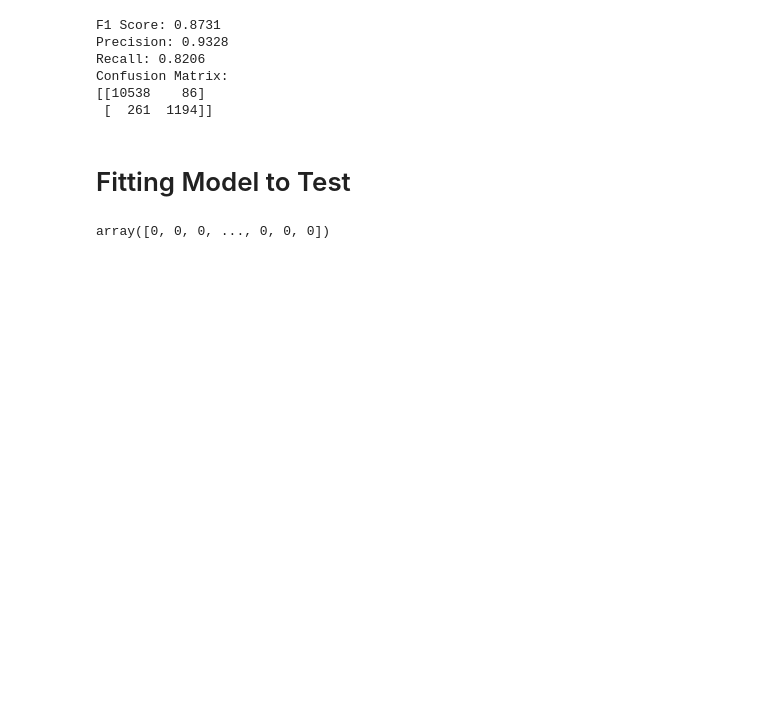
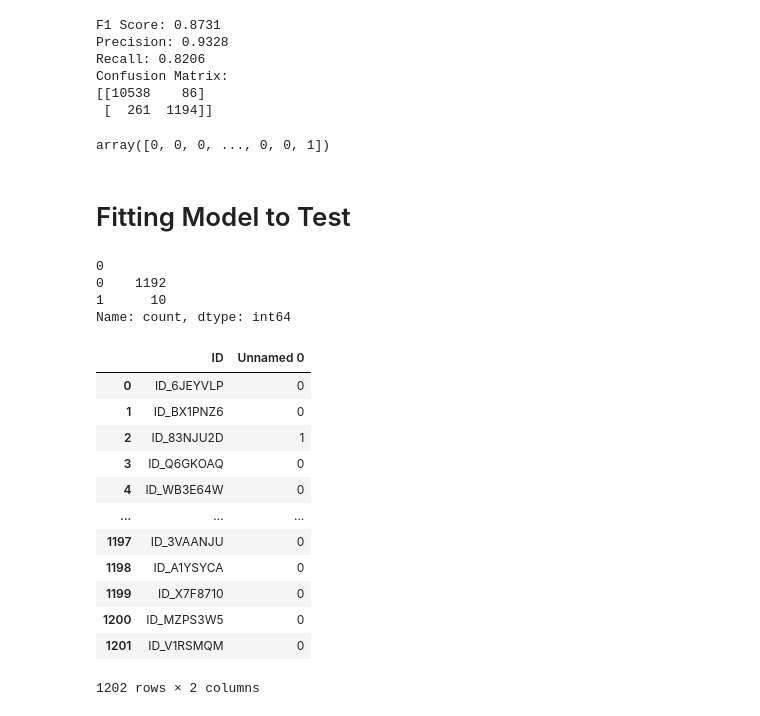
Before and after one commit to The-DigitalAcademy/claim_vision, a Jupyter notebook: demo.ipynb, the cells around one changed output. Drawn from its saved outputs; the diff is of its cells as text; code cells hidden in the pictures; blank space fills up the shorter version.

```diff
--- a/demo.ipynb
+++ b/demo.ipynb
@@ -235,13 +156,38 @@ Recall: 0.8206
 Confusion Matrix:
 [[10538    86]
  [  261  1194]]
+# %%
+train_predictions
+# %% [output]
+array([0, 0, 0, ..., 0, 0, 1])
 # %% [markdown]
 # Fitting Model to Test
 # %%
 X_test[numerical_columns] = scaler.transform(X_test[numerical_columns])
 # %%
 test_predictions = model.predict(X_test)
-test_predictions
+pd.set_option('display.max_rows', 20)
+
+pd.DataFrame(test_predictions).value_counts()
 # %% [output]
-array([0, 0, 0, ..., 0, 0, 0])
+0
+0    1192
+1      10
+Name: count, dtype: int64
+# %%
+pd.DataFrame([test['ID'], test_predictions]).T
+# %% [output]
+|  | ID | Unnamed 0 |
+| 0 | ID_6JEYVLP | 0 |
+| 1 | ID_BX1PNZ6 | 0 |
+| 2 | ID_83NJU2D | 1 |
+| 3 | ID_Q6GKOAQ | 0 |
+| 4 | ID_WB3E64W | 0 |
+| ... | ... | ... |
+| 1197 | ID_3VAANJU | 0 |
+| 1198 | ID_A1YSYCA | 0 |
+| 1199 | ID_X7F8710 | 0 |
+| 1200 | ID_MZPS3W5 | 0 |
+| 1201 | ID_V1RSMQM | 0 |
+1202 rows × 2 columns
 # %%
```
Also changed, not shown: parts of 22 cells of this notebook, 2 other files.
